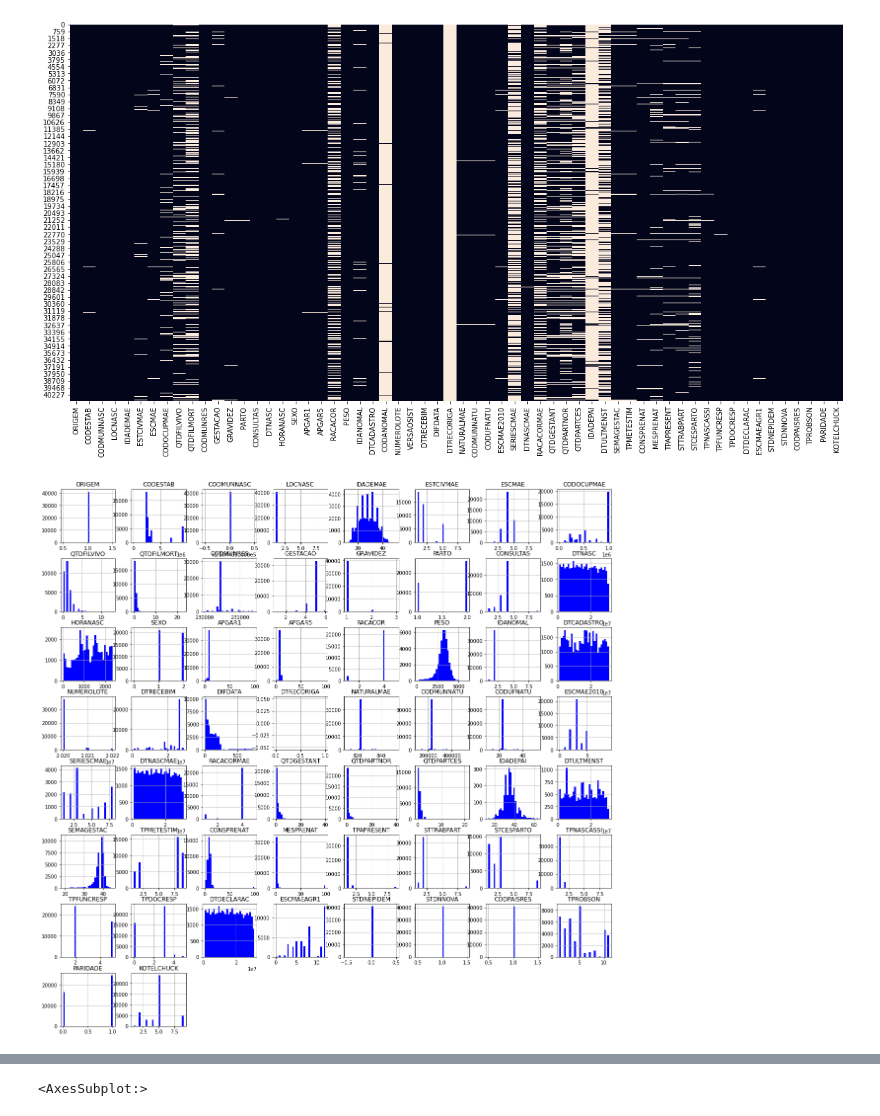
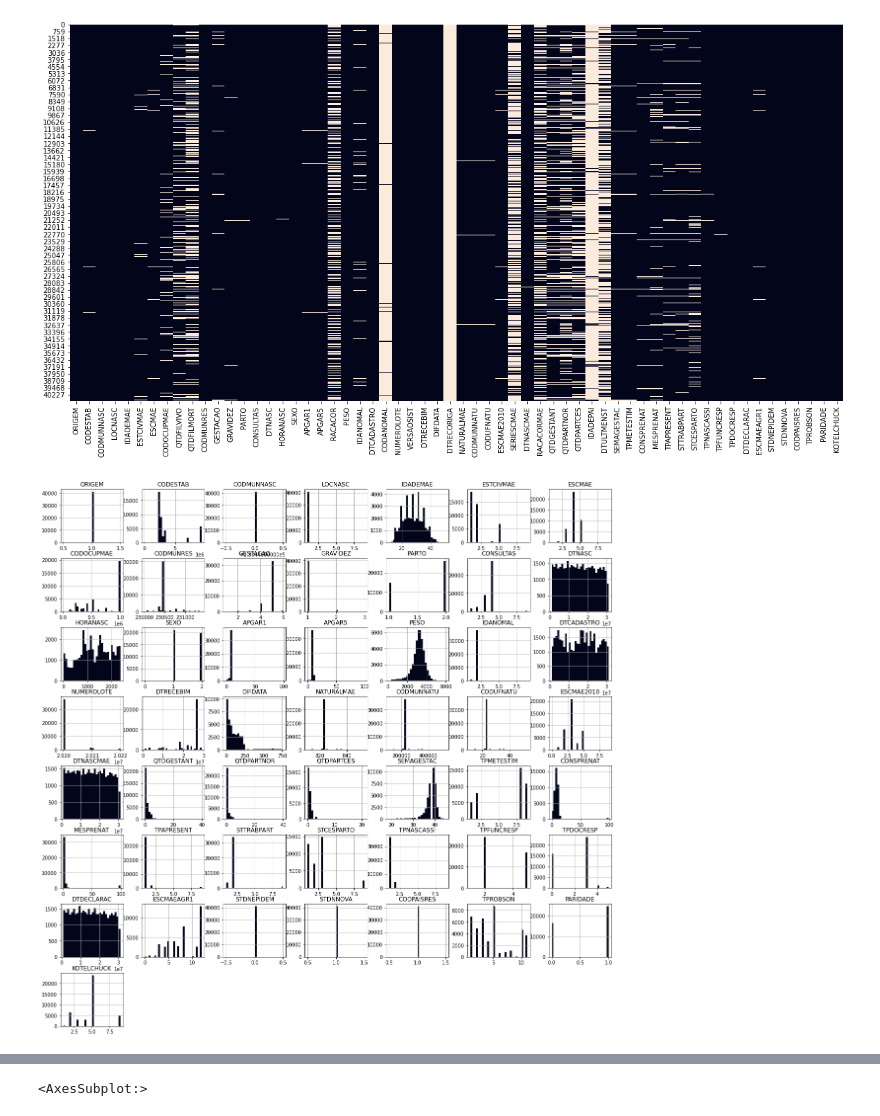
Before and after one commit to felipetimbo/ml-projects, a Jupyter notebook: Classification - Childbirth.ipynb, the cells around one changed output, grey strips where cells are left out. Cells and saved outputs as stored; diff of their text form; code cells hidden in the pictures.

```diff
--- a/Classification - Childbirth.ipynb
+++ b/Classification - Childbirth.ipynb
@@ -76,7 +76,11 @@ sns.heatmap(childbirth_df.isnull(), cbar = False, ax=ax)
 # %% [output]
 <AxesSubplot:>
 [figure]
+# %%
+childbirth_remocao_nulos_df = childbirth_df.drop(['CODANOMAL','DTRECORIGA', 'SERIESCMAE', 'IDADEPAI',
+                                           'QTDFILVIVO', 'QTDFILMORT', 'DTULTMENST', 'RACACOR', 'RACACORMAE'
+                                           ], axis = 1)
 # %%
-childbirth_df.hist(bins = 30, figsize=(20,20), color = '#03051a');
+childbirth_remocao_nulos_df.hist(bins = 30, figsize=(20,20), color = '#03051a');
 # %% [output]
-[figure, old version]
+[figure, new version]
```
Also changed, not shown: parts of 47 cells of this notebook.
